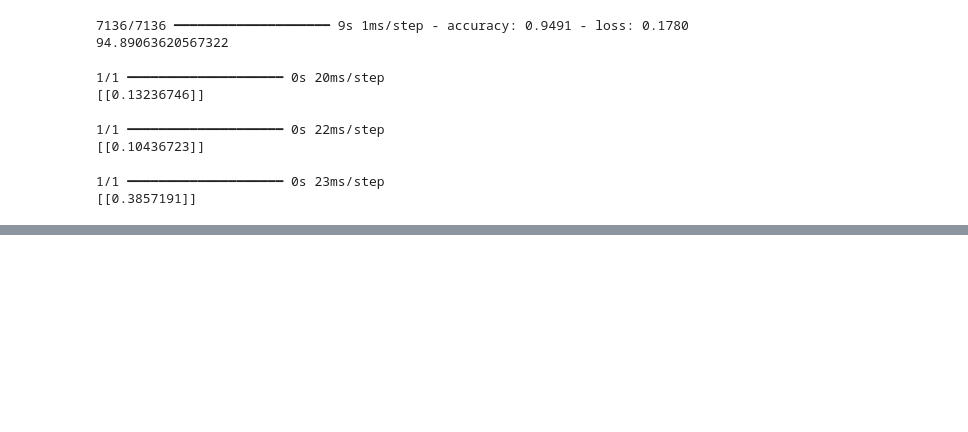
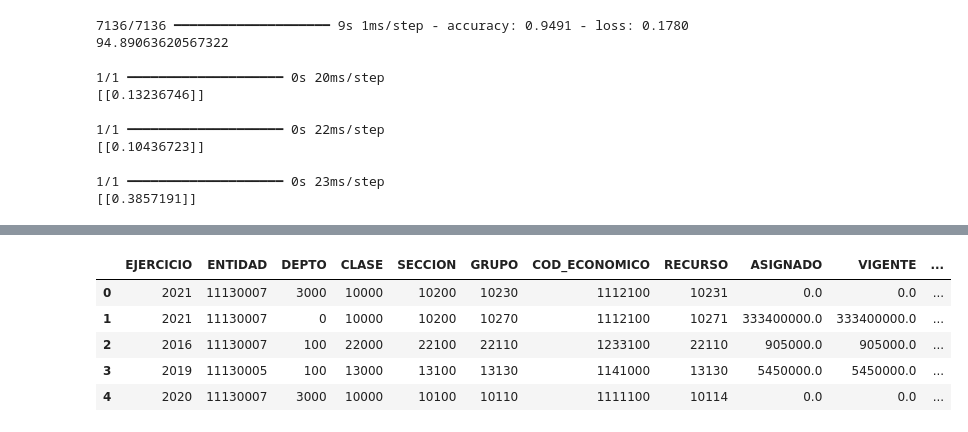
Before and after one commit to JerduarV/MDD-Proyecto-Parte-2, a Jupyter notebook: MDD_Proyecto_Parte_2.ipynb, the cells around one changed output, grey strips where cells are left out. Cells and saved outputs as stored; diff of their text form; code cells hidden in the pictures; blank space fills up the shorter version.

Commit message:
Implementar segunda red neuronal sobre dataset de ingresos

```diff
--- a/MDD_Proyecto_Parte_2.ipynb
+++ b/MDD_Proyecto_Parte_2.ipynb
@@ -29,7 +29,7 @@ data_egresos.head()
 # %%
 # Carga de df_ingresos.csv
 
-data_ingresos = pd.read_csv('df_ingresos.csv')
+data_ingresos = pd.read_csv('/content/drive/MyDrive/Maestría/df_ingresos.csv')
 data_ingresos.head()
 # %% [output]
 |  | EJERCICIO | ENTIDAD | DEPTO | CLASE | SECCION | GRUPO | COD_ECONOMICO | RECURSO | ASIGNADO | VIGENTE | ... |
@@ -162,0 +167,12 @@ print(model.predict(caso3))
+# %%
+# Primero se desordenaran los registro de data_ingresos
+
+data_ingresos = data_ingresos.sample(frac=1, random_state=43).reset_index(drop=True)
+data_ingresos.head()
+# %% [output]
+|  | EJERCICIO | ENTIDAD | DEPTO | CLASE | SECCION | GRUPO | COD_ECONOMICO | RECURSO | ASIGNADO | VIGENTE | ... |
+| 0 | 2021 | 11130007 | 3000 | 10000 | 10200 | 10230 | 1112100 | 10231 | 0.0 | 0.0 | ... |
+| 1 | 2021 | 11130007 | 0 | 10000 | 10200 | 10270 | 1112100 | 10271 | 333400000.0 | 333400000.0 | ... |
+| 2 | 2016 | 11130007 | 100 | 22000 | 22100 | 22110 | 1233100 | 22110 | 905000.0 | 905000.0 | ... |
+| 3 | 2019 | 11130005 | 100 | 13000 | 13100 | 13130 | 1141000 | 13130 | 5450000.0 | 5450000.0 | ... |
+| 4 | 2020 | 11130007 | 3000 | 10000 | 10100 | 10110 | 1111100 | 10114 | 0.0 | 0.0 | ... |
```
Also changed, not shown: parts of 12 cells of this notebook.
